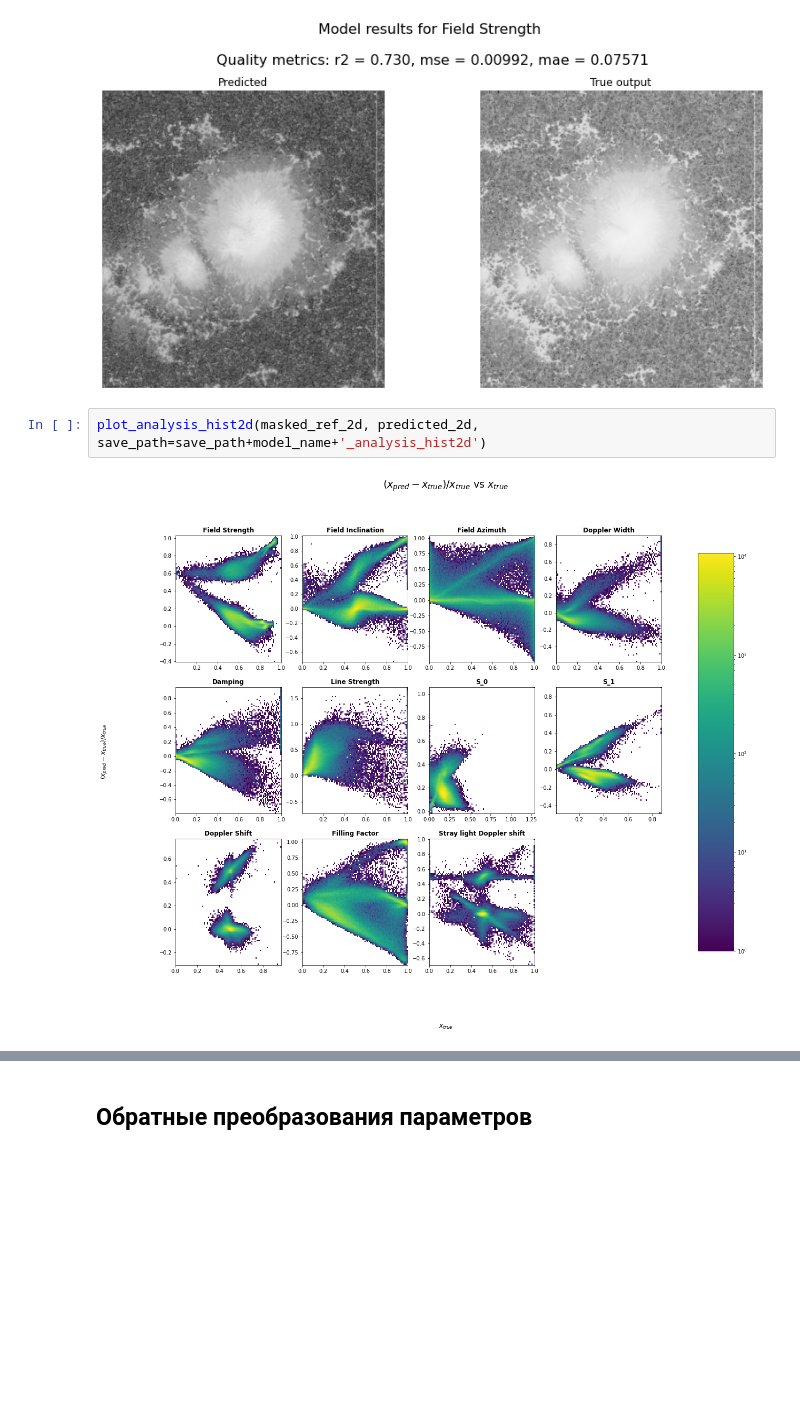
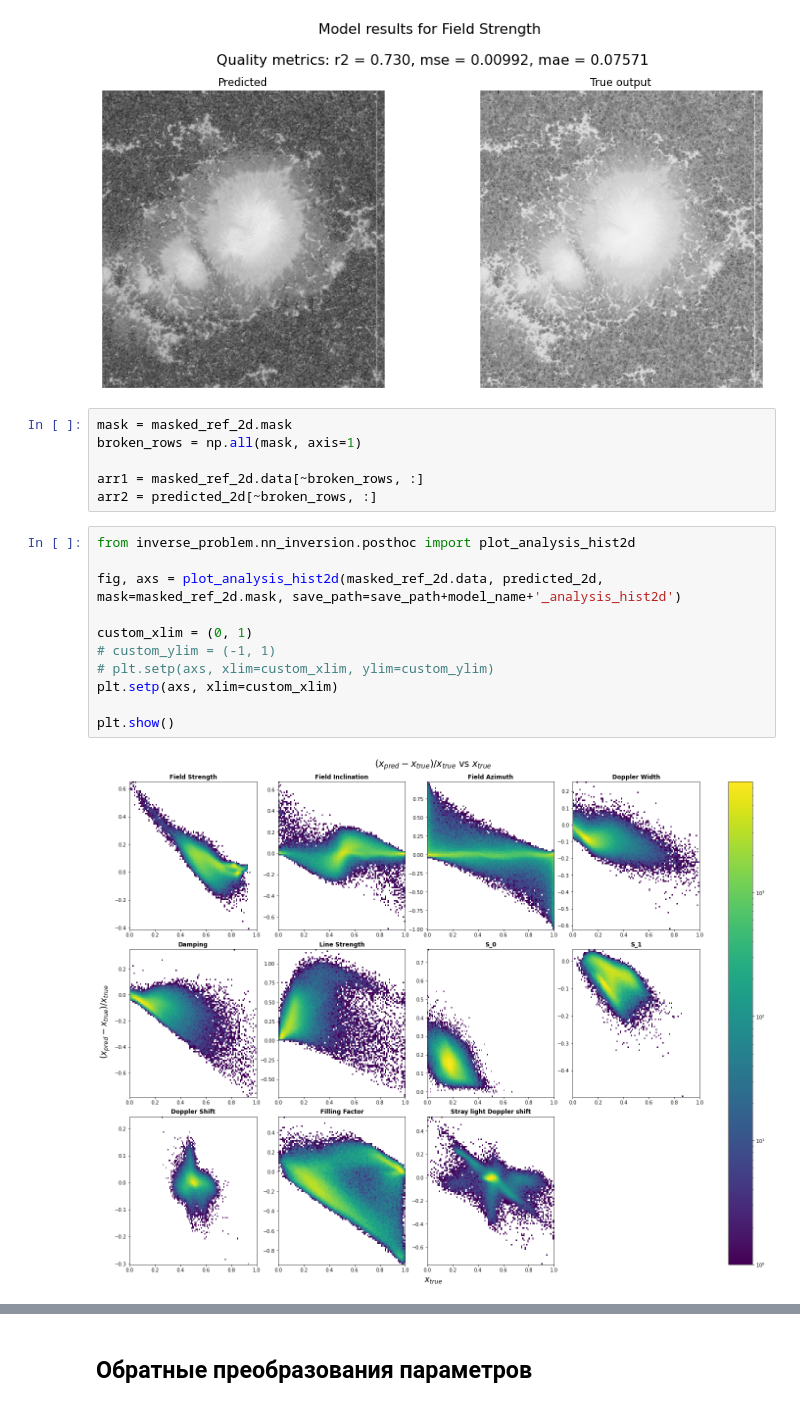
Before and after one commit to hushchyn-mikhail/InverseProblem, a Jupyter notebook: notebooks/model_pi_mlp_conv_train.ipynb, the cells around one changed output, grey strips where cells are left out. Drawn from its saved outputs; the diff is of its cells as text; blank space fills up the shorter version.

Commit message:
Correction of errors in visualization.

```diff
--- a/notebooks/model_pi_mlp_conv_train.ipynb
+++ b/notebooks/model_pi_mlp_conv_train.ipynb
@@ -355,7 +391,22 @@ compute_metrics(masked_ref_2d.data, predicted_2d,
 plot_pred_vs_refer(predicted, refer, output_index=0)
 # %% [output]
 [figure]
+# %%
+mask = masked_ref_2d.mask
+broken_rows = np.all(mask, axis=1)
+
+arr1 = masked_ref_2d.data[~broken_rows, :]
+arr2 = predicted_2d[~broken_rows, :]
 # %%
-plot_analysis_hist2d(masked_ref_2d, predicted_2d, save_path=save_path+model_name+'_analysis_hist2d')
+from inverse_problem.nn_inversion.posthoc import plot_analysis_hist2d
+
+fig, axs = plot_analysis_hist2d(masked_ref_2d.data, predicted_2d, mask=masked_ref_2d.mask, save_path=save_path+model_name+'_analysis_hist2d')
+
+custom_xlim = (0, 1)
+# custom_ylim = (-1, 1)
+# plt.setp(axs, xlim=custom_xlim, ylim=custom_ylim)
+plt.setp(axs, xlim=custom_xlim)
+
+plt.show()
 # %% [output]
-[figure, old version]
+[figure, new version]
```
Also changed, not shown: parts of 16 cells of this notebook, 3 other files.
